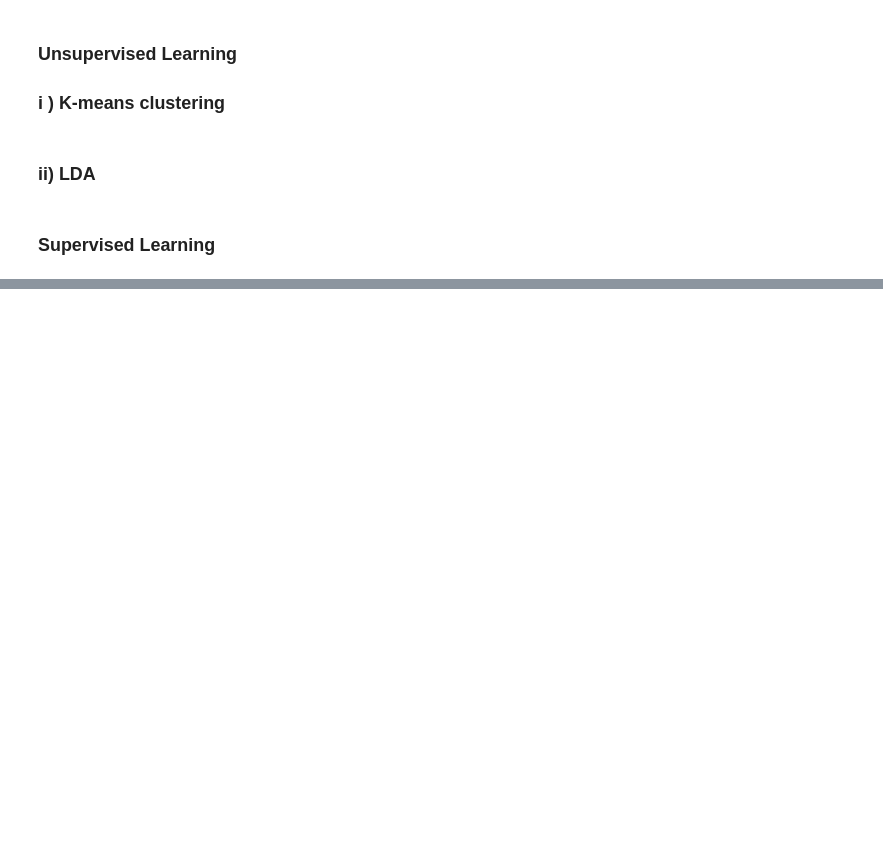
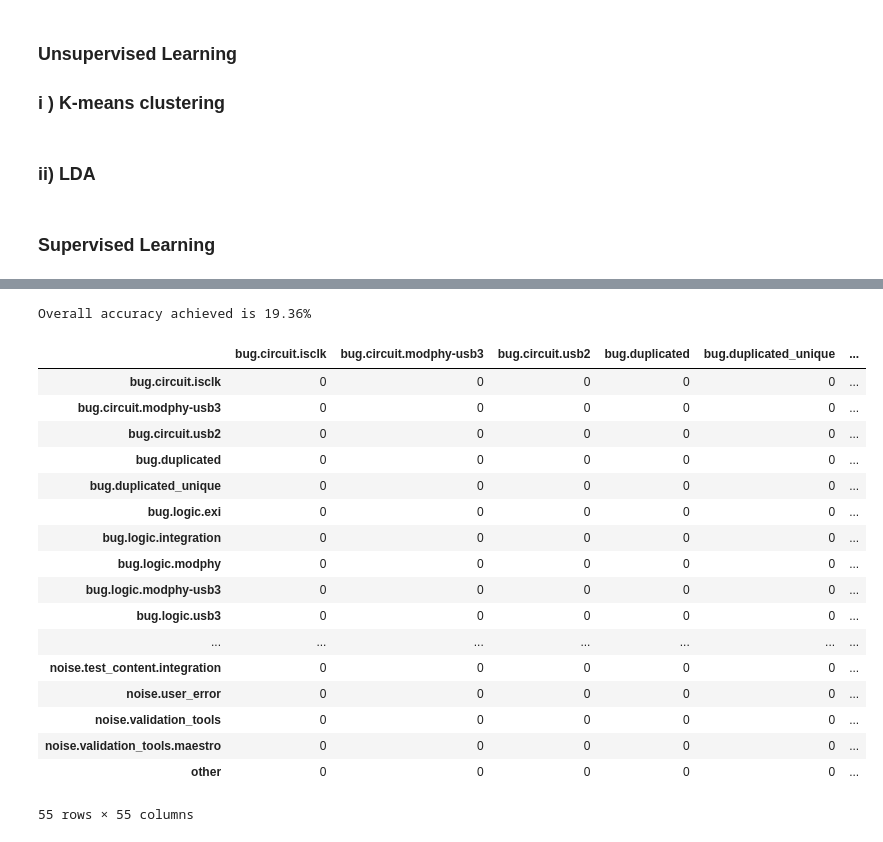
Before and after one commit to NicoleNL/ML-Track, a Jupyter notebook: Similarity_analytics_20210921.ipynb, the cells around one changed output, grey strips where cells are left out. Drawn from its saved outputs; the diff is of its cells as text; code cells hidden in the pictures; blank space fills up the shorter version.

```diff
--- a/Similarity_analytics_20210921.ipynb
+++ b/Similarity_analytics_20210921.ipynb
@@ -1048,3 +1140,48 @@ df
+# %%
+### svm ####
+from sklearn import svm
+# fit the training dataset on the classifier
+model = svm.SVC(random_state = 42)
+model.fit(X_train, y_train)
+
+# predict the labels on validation dataset
+y_pred = model.predict(X_test)
+
+# % of correctly predicted
+print('Overall accuracy achieved is ' + str(round(metrics.accuracy_score(y_test, y_pred)*100,2)) + "%")
+
+# print(metrics.classification_report(y_test, y_pred,zero_division=0))
+# cf_matrix = metrics.confusion_matrix(y_test, y_pred)
+# print("Confusion matrix:\n",cf_matrix )
+# %% [output]
+Overall accuracy achieved is 19.36%
+# %%
+#confusion matrix
+cf_matrix = pd.DataFrame(
+    metrics.confusion_matrix(y_test, y_pred, labels= y_test.sort_values(ascending= True).unique()),
+    index=y_test.sort_values(ascending= True).unique(),
+    columns=y_test.sort_values(ascending= True).unique()
+)
+cf_matrix
+# %% [output]
+|  | bug.circuit.isclk | bug.circuit.modphy-usb3 | bug.circuit.usb2 | bug.duplicated | bug.duplicated_unique | ... |
+| bug.circuit.isclk | 0 | 0 | 0 | 0 | 0 | ... |
+| bug.circuit.modphy-usb3 | 0 | 0 | 0 | 0 | 0 | ... |
+| bug.circuit.usb2 | 0 | 0 | 0 | 0 | 0 | ... |
+| bug.duplicated | 0 | 0 | 0 | 0 | 0 | ... |
+| bug.duplicated_unique | 0 | 0 | 0 | 0 | 0 | ... |
+| bug.logic.exi | 0 | 0 | 0 | 0 | 0 | ... |
+| bug.logic.integration | 0 | 0 | 0 | 0 | 0 | ... |
+| bug.logic.modphy | 0 | 0 | 0 | 0 | 0 | ... |
+| bug.logic.modphy-usb3 | 0 | 0 | 0 | 0 | 0 | ... |
+| bug.logic.usb3 | 0 | 0 | 0 | 0 | 0 | ... |
+| ... | ... | ... | ... | ... | ... | ... |
+| noise.test_content.integration | 0 | 0 | 0 | 0 | 0 | ... |
+| noise.user_error | 0 | 0 | 0 | 0 | 0 | ... |
+| noise.validation_tools | 0 | 0 | 0 | 0 | 0 | ... |
+| noise.validation_tools.maestro | 0 | 0 | 0 | 0 | 0 | ... |
+| other | 0 | 0 | 0 | 0 | 0 | ... |
+55 rows × 55 columns
 # %%
 #Non negative matrix factorization
 # df3 = df.copy()
```
Also changed, not shown: parts of 17 cells of this notebook.
